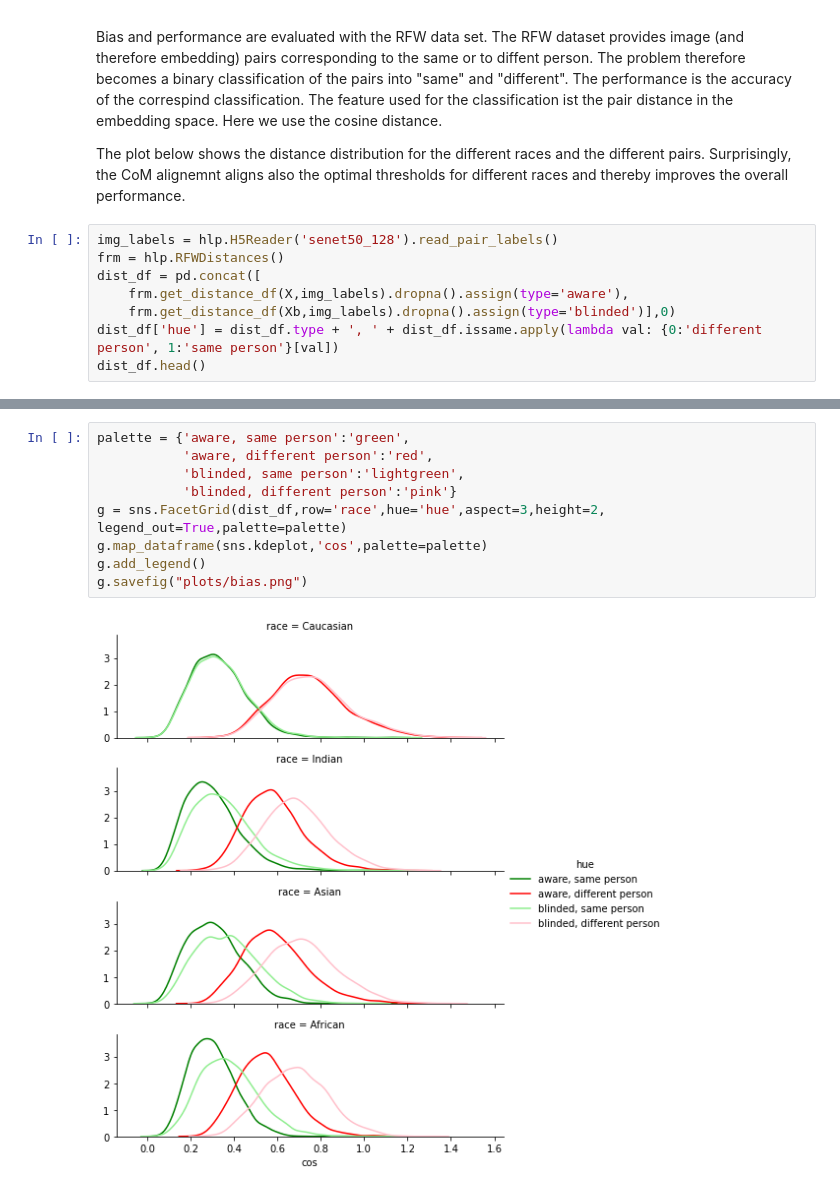
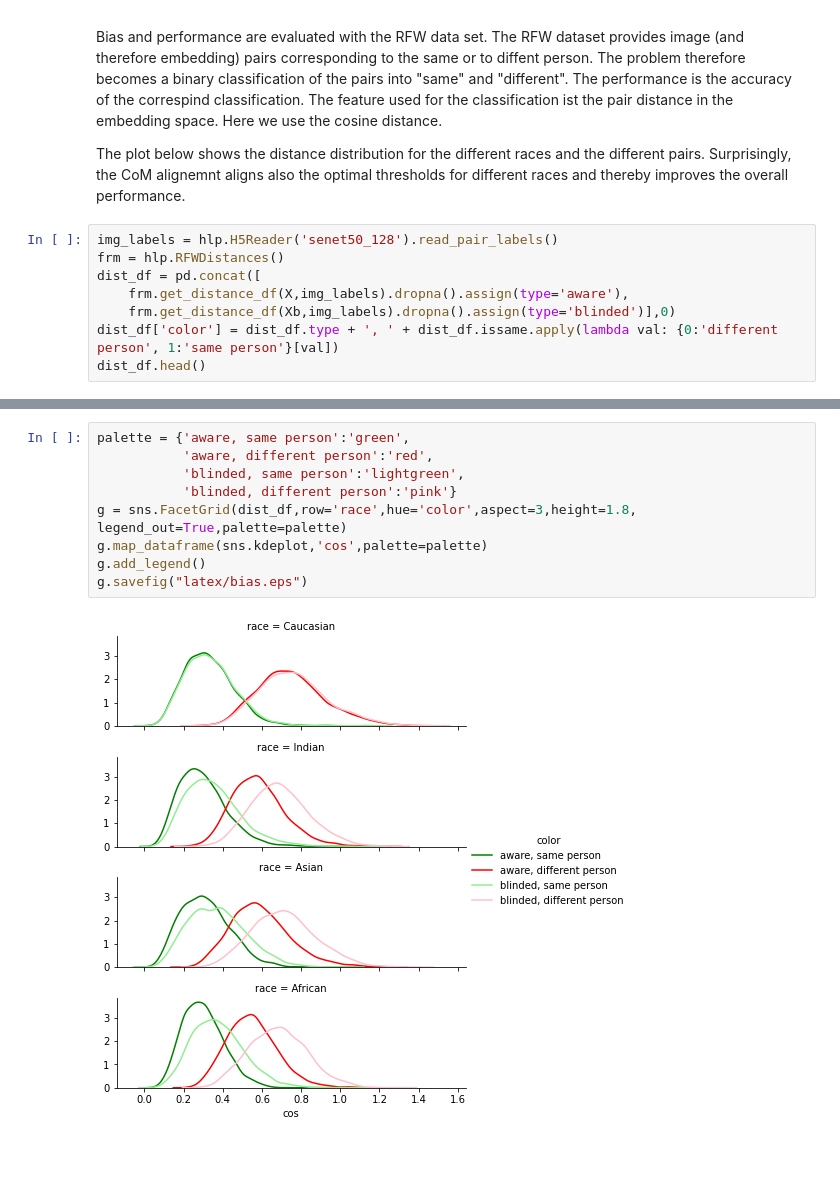
Before and after one commit to samuelwehrli/Face-Recognition-Bias, a Jupyter notebook: Paper section outline.ipynb, the cells around one changed output, grey strips where cells are left out. Drawn from its saved outputs; the diff is of its cells as text; blank space fills up the shorter version.

```diff
--- a/Paper section outline.ipynb
+++ b/Paper section outline.ipynb
@@ -189,6 +209,6 @@ frm = hlp.RFWDistances()
 dist_df = pd.concat([
     frm.get_distance_df(X,img_labels).dropna().assign(type='aware'),
     frm.get_distance_df(Xb,img_labels).dropna().assign(type='blinded')],0)
-dist_df['hue'] = dist_df.type + ', ' + dist_df.issame.apply(lambda val: {0:'different person', 1:'same person'}[val])
+dist_df['color'] = dist_df.type + ', ' + dist_df.issame.apply(lambda val: {0:'different person', 1:'same person'}[val])
 dist_df.head()
 # %% [output]
@@ -201,14 +221,14 @@ dist_df.head()
 # %%
 palette = {'aware, same person':'green',
            'aware, different person':'red',
            'blinded, same person':'lightgreen',
            'blinded, different person':'pink'}
-g = sns.FacetGrid(dist_df,row='race',hue='hue',aspect=3,height=2, legend_out=True,palette=palette)
+g = sns.FacetGrid(dist_df,row='race',hue='color',aspect=3,height=1.8, legend_out=True,palette=palette)
 g.map_dataframe(sns.kdeplot,'cos',palette=palette)
 g.add_legend()
-g.savefig("plots/bias.png")
+g.savefig("latex/bias.eps")
 # %% [output]
-[figure, old version]
+[figure, new version]
 # %%
 # "aware" accuracy
 sel = dist_df.type == 'aware'
```
Also changed, not shown: parts of 14 cells of this notebook, 12 other files.
